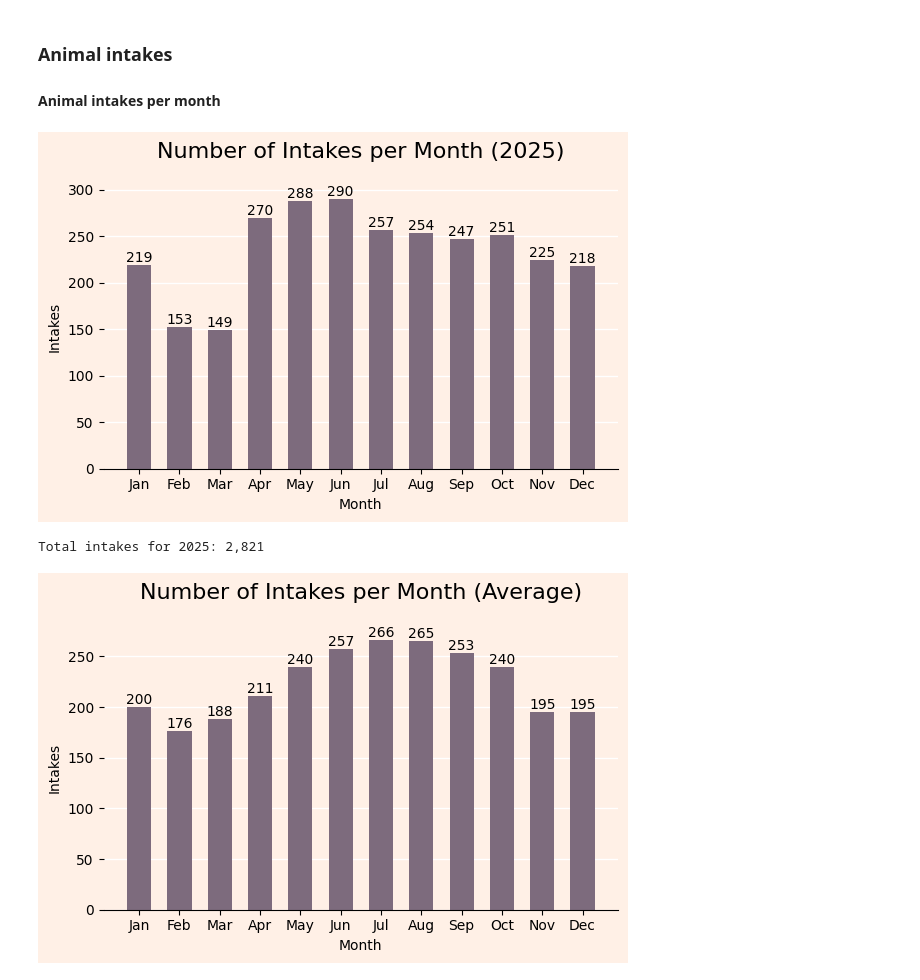
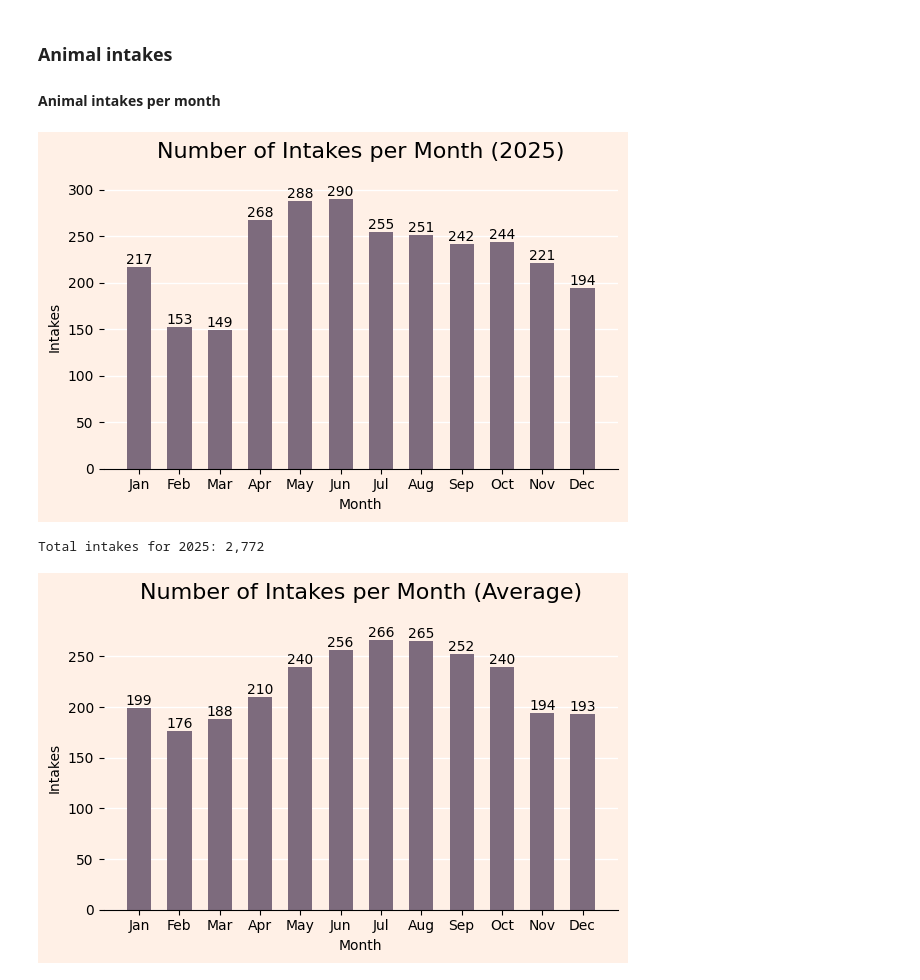
Before and after one commit to cillam/animal-shelter-analytics, a Jupyter notebook: notebooks/01_eda.ipynb, the cells around one changed output. Saved outputs shown, nothing was run; the diff lists cells and outputs as text; code cells hidden in the pictures.

Commit message:
EDA: outcome classification, cleaning docs, type-specific notebooks

```diff
--- a/notebooks/01_eda.ipynb
+++ b/notebooks/01_eda.ipynb
@@ -155,8 +264,8 @@ shelter_df["outcome_date"] = pd.to_datetime(shelter_df["outcome_date"])
 # Convert float zip code with int
 shelter_df["outcome_zip_code"] = shelter_df["outcome_zip_code"].astype(str).str.replace(".0", "")
 
-# Replacing all NaN values of outcome type column with "Pending"
-shelter_df["outcome_type"] = shelter_df["outcome_type"].fillna("Pending")
+# Drop all rows with no outcome date
+shelter_df = shelter_df.dropna(subset=["outcome_date"])
 
 # Remove any duplicate categories
 # Replacing all RTOS values of outcome type column with "RETURN TO OWNER"
@@ -390,16 +571,16 @@ type_pie_chart(animal_types, "Types of Animals at the Shelter")
 # %%
 # Ask for user input for year and count instances of each month
 year = get_year_input()
 df_in_date = shelter_df[shelter_df["intake_date"].dt.year == year]
 total_annual_intakes = len(df_in_date)
 monthly_intakes = df_in_date["intake_date"].dt.month.value_counts().sort_index()
 
 # Plot monthly intakes
-monthly_in_out(monthly_intakes, year, "Intakes")
+monthly_single_bar(monthly_intakes, year, "Intakes")
 print(f"Total intakes for {year}: {total_annual_intakes:,}")
 # %% [output]
-[figure, old version]
+[figure, new version]
-Total intakes for 2025: 2,821
+Total intakes for 2025: 2,772
 # %%
 # Filtering out 2013 and 2026 since data for those years is incomplete
 filtered_df = shelter_df[~shelter_df["intake_date"].dt.year.isin([2013, 2026])]
```
Also changed, not shown: parts of 30 cells of this notebook, 2 other files.
